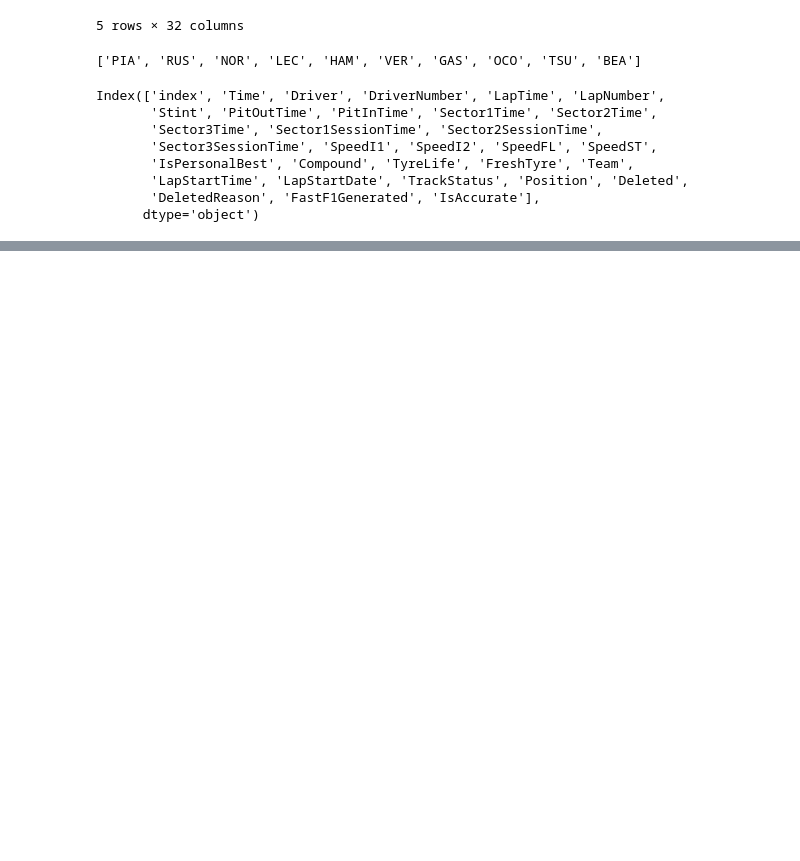
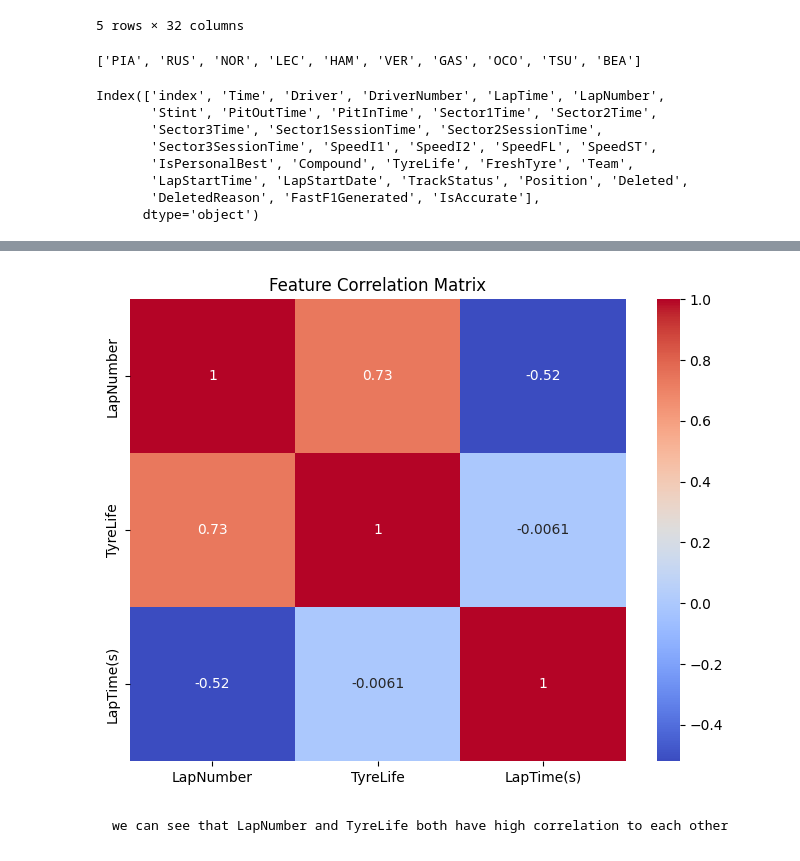
Before and after one commit to shafnybuilds/real-time-f1-strategy-advisor, a Jupyter notebook: notebooks/data_exploration_and_EDA.ipynb, the cells around one changed output, grey strips where cells are left out. Drawn from its saved outputs; the diff is of its cells as text; code cells hidden in the pictures; blank space fills up the shorter version.

```diff
--- a/notebooks/data_exploration_and_EDA.ipynb
+++ b/notebooks/data_exploration_and_EDA.ipynb
@@ -106,0 +196,13 @@ plt.show()
+# %%
+numeric_features = features_df.drop('Compound', axis=1)
+correlation_matrix = numeric_features.corr()
+# %%
+# plot correlation heatmap
+plt.figure(figsize=(8, 6))
+sns.heatmap(correlation_matrix, annot=True, cmap='coolwarm')
+plt.title('Feature Correlation Matrix')
+plt.show()
+# %% [output]
+[figure, added]
+# %% [markdown]
+    we can see that LapNumber and TyreLife both have high correlation to each other
```
Also changed, not shown: parts of 10 cells of this notebook, 1 other file.
